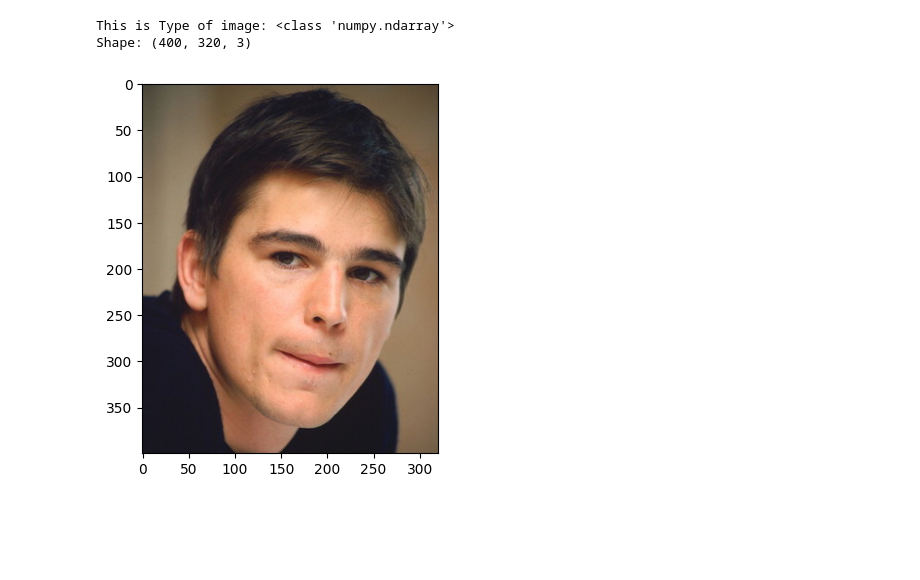
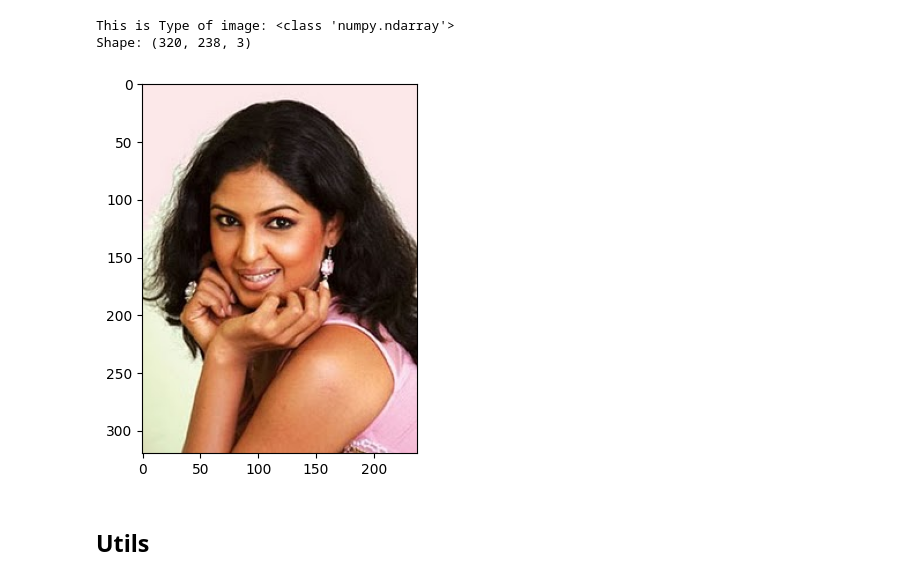
Before and after one commit to sanazgit/OpenCV, a Jupyter notebook: SkinDetection.ipynb, the cells around one changed output. Drawn from its saved outputs; the diff is of its cells as text; code cells hidden in the pictures; blank space fills up the shorter version.

```diff
--- a/SkinDetection.ipynb
+++ b/SkinDetection.ipynb
@@ -14,10 +29,12 @@ from collections import defaultdict
 # %% [markdown]
 ![image.png](embedded-picture-1)
 # %%
-img = cv.imread('/content/Pratheepan_Dataset/FacePhoto/josh-hartnett-Poster-thumb.jpg')
+img = cv.imread('/content/Pratheepan_Dataset/FacePhoto/dulani_anuradha7.jpg')
 print(f"This is Type of image: {type(img)}\nShape: {img.shape}")
 plt.imshow(img[...,::-1]);
 # %% [output]
 This is Type of image: <class 'numpy.ndarray'>
-Shape: (400, 320, 3)
+Shape: (320, 238, 3)
-[figure, old version]
+[figure, new version]
+# %% [markdown]
+## Utils
```
Also changed, not shown: parts of 15 cells of this notebook.
